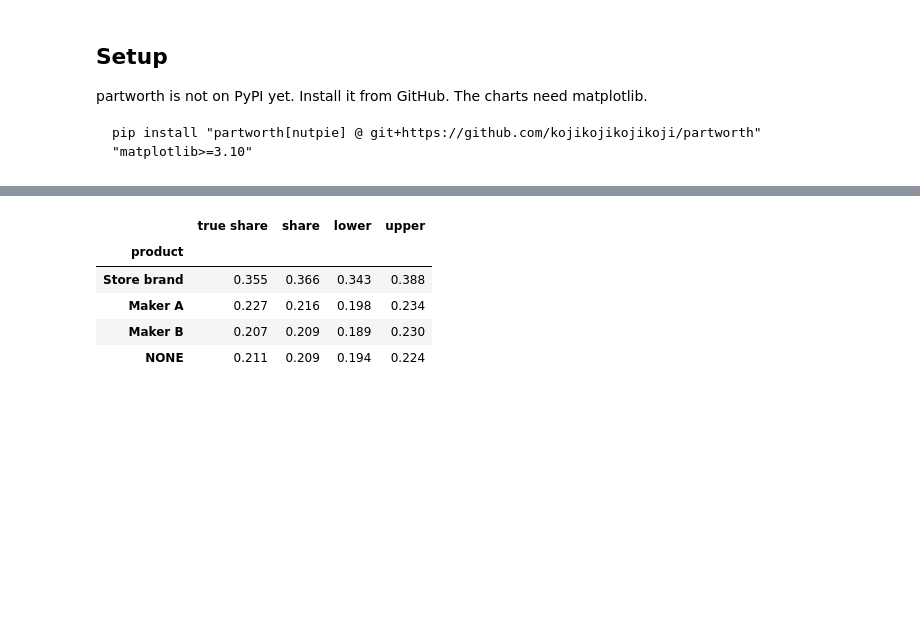
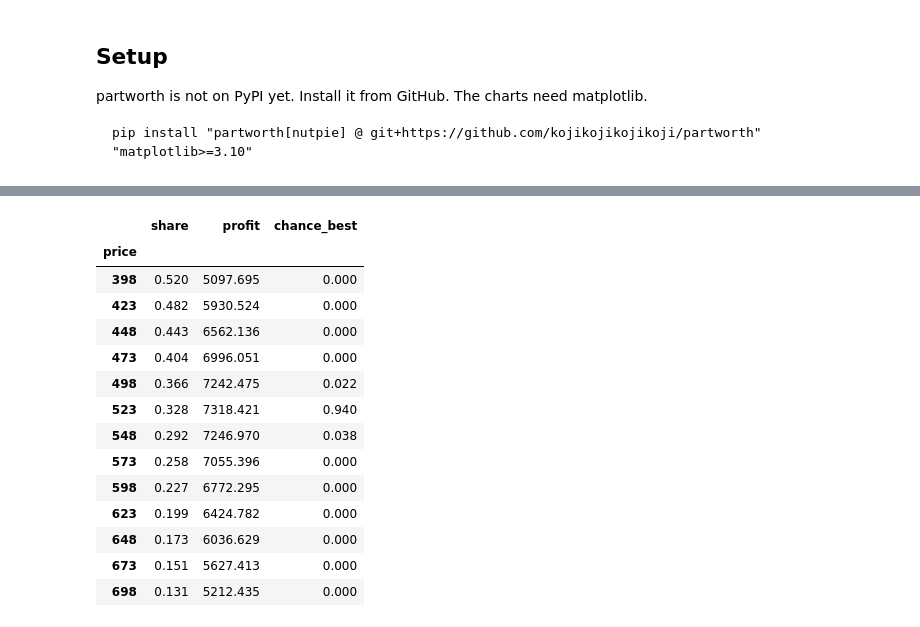
Before and after one commit to kojikojikojikoji/partworth, a Jupyter notebook: examples/retail_survey.ipynb, the cells around one changed output, grey strips where cells are left out. Saved outputs shown, nothing was run; the diff lists cells and outputs as text; code cells hidden in the pictures; blank space fills up the shorter version.

```diff
--- a/examples/retail_survey.ipynb
+++ b/examples/retail_survey.ipynb
@@ -344,7 +409,13 @@ and 0 drops them.
 # %%
-is_member = (shoppers["member"] == "yes").astype(float)
+before = sim.shares(shelf.iloc[1:]).set_index("product")       # the shelf without the store brand
+before = before.reindex(shelf_shares.index).fillna(0.0)
 
-pd.concat({"app members": sim.shares(shelf, weights=is_member).set_index("product"),
-           "other shoppers": sim.shares(shelf, weights=1 - is_member).set_index("product")},
-          axis=1).round(3)
+fig, ax = plt.subplots(figsize=(7, 3))
+share_bars(ax, before, offset=-0.2, height=0.38, outline=True)
+share_bars(ax, shelf_shares, offset=0.2, height=0.38)
+ax.set_title("Where the store brand takes its share from (outline: before the launch, filled: after)")
+plt.show()
+
+change = ((shelf_shares["share"] - before["share"]) * 100).round(1)
+change.rename("change in share (points)").to_frame()
 # %% [output]
@@ -367,16 +451,37 @@ A real survey has no such answer key. Use the diagnostics in step 3 and hold-out
 # %%
-true_wtp = np.median(taste["organic"][:, 1] / -per_100_yen * 100)
-print(f"organic label, median willingness to pay: true {true_wtp:.0f} yen, "
-      f"estimated {organic_wtp['median'][0]:.0f} yen "
-      f"(90% interval {organic_wtp['lower'][0]:.0f} to {organic_wtp['upper'][0]:.0f})")
+unit_cost = 300
+grid = np.arange(398, 699, 25)
 
-# Shares on the shelf of step 5, from the true tastes.
-true_utility = np.column_stack(
-    [sum(taste[a][:, levels[a].index(row[a])] for a in levels)
-     + per_100_yen * (row["price"] - 548) / 100 for _, row in shelf.iterrows()]
-    + [no_purchase])
-true_share = np.exp(true_utility) / np.exp(true_utility).sum(axis=1, keepdims=True)
-check = sim.shares(shelf).set_index("product")
-check.insert(0, "true share", true_share.mean(axis=0))
-check.round(3)
+
+def store_brand_draws(price, base=shelf):
+    """Share of the store brand at one price, for every posterior draw."""
+    scenario = base.copy()
+    scenario.loc[0, "price"] = price
+    return sim.share_draws(scenario)["Store brand"].to_numpy()
+
+
+share_by_price = np.column_stack([store_brand_draws(p) for p in grid])   # rows: draws, columns: prices
+profit_by_price = share_by_price * 100 * (grid - unit_cost)
+best_price = grid[profit_by_price.argmax(axis=1)]                        # the best price in each draw
+
+fig, (left, middle, right) = plt.subplots(1, 3, figsize=(13, 3.6))
+for ax, values, label in [(left, share_by_price * 100, "share of shoppers (%)"),
+                          (middle, profit_by_price, "profit per 100 shoppers (yen)")]:
+    ax.plot(grid, values[::5].T, color="#0F6E84", alpha=0.07, linewidth=1)
+    ax.plot(grid, values.mean(axis=0), color="#0F6E84", linewidth=2.5)
+    ax.set_xlabel("store brand price (yen)")
+    ax.set_ylabel(label)
+left.set_title("Demand: one thin line is one posterior draw")
+middle.set_title("Profit")
+chance = pd.Series(best_price).value_counts(normalize=True).reindex(grid, fill_value=0) * 100
+right.bar(grid, chance, width=18, color="#D9793D")
+right.set_xlabel("store brand price (yen)")
+right.set_ylabel("chance that this price is the best (%)")
+right.set_title("Which price gives the most profit?")
+right.grid(axis="x", visible=False)
+plt.tight_layout()
+plt.show()
+
+pd.DataFrame({"share": share_by_price.mean(axis=0), "profit": profit_by_price.mean(axis=0),
+              "chance_best": chance.to_numpy() / 100}, index=pd.Index(grid, name="price")).round(3)
 # %% [output]
@@ -384,7 +489,16 @@ organic label, median willingness to pay: true 60 yen, estimated 61 yen (90% int
-|  | true share | share | lower | upper |
-| product |  |  |  |  |
-| Store brand | 0.355 | 0.366 | 0.343 | 0.388 |
-| Maker A | 0.227 | 0.216 | 0.198 | 0.234 |
-| Maker B | 0.207 | 0.209 | 0.189 | 0.230 |
-| NONE | 0.211 | 0.209 | 0.194 | 0.224 |
+|  | share | profit | chance_best |
+| price |  |  |  |
+| 398 | 0.520 | 5097.695 | 0.000 |
+| 423 | 0.482 | 5930.524 | 0.000 |
+| 448 | 0.443 | 6562.136 | 0.000 |
+| 473 | 0.404 | 6996.051 | 0.000 |
+| 498 | 0.366 | 7242.475 | 0.022 |
+| 523 | 0.328 | 7318.421 | 0.940 |
+| 548 | 0.292 | 7246.970 | 0.038 |
+| 573 | 0.258 | 7055.396 | 0.000 |
+| 598 | 0.227 | 6772.295 | 0.000 |
+| 623 | 0.199 | 6424.782 | 0.000 |
+| 648 | 0.173 | 6036.629 | 0.000 |
+| 673 | 0.151 | 5627.413 | 0.000 |
+| 698 | 0.131 | 5212.435 | 0.000 |
 # %% [markdown]
```
Also changed, not shown: parts of 56 cells of this notebook, 5 other files.
